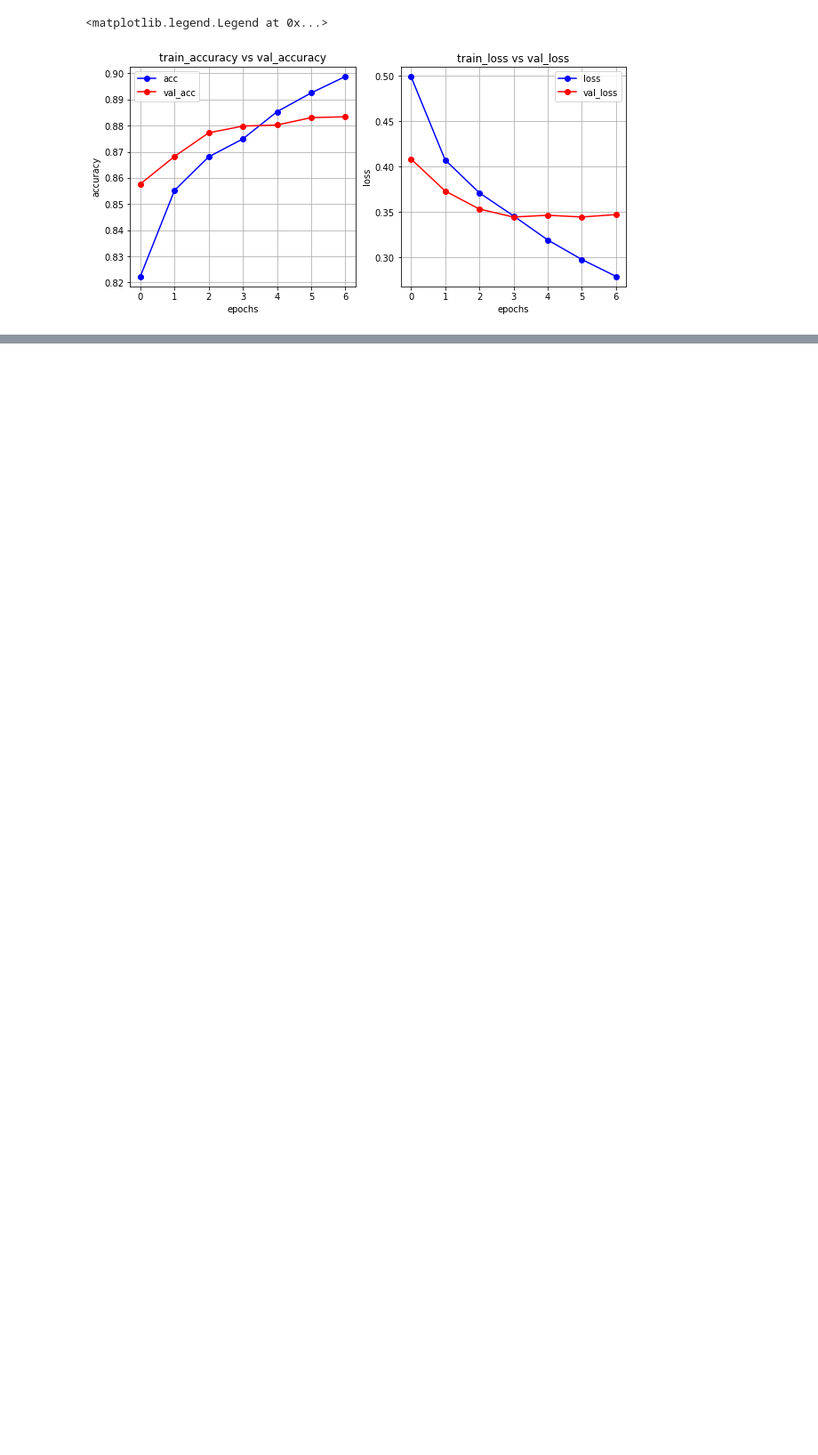
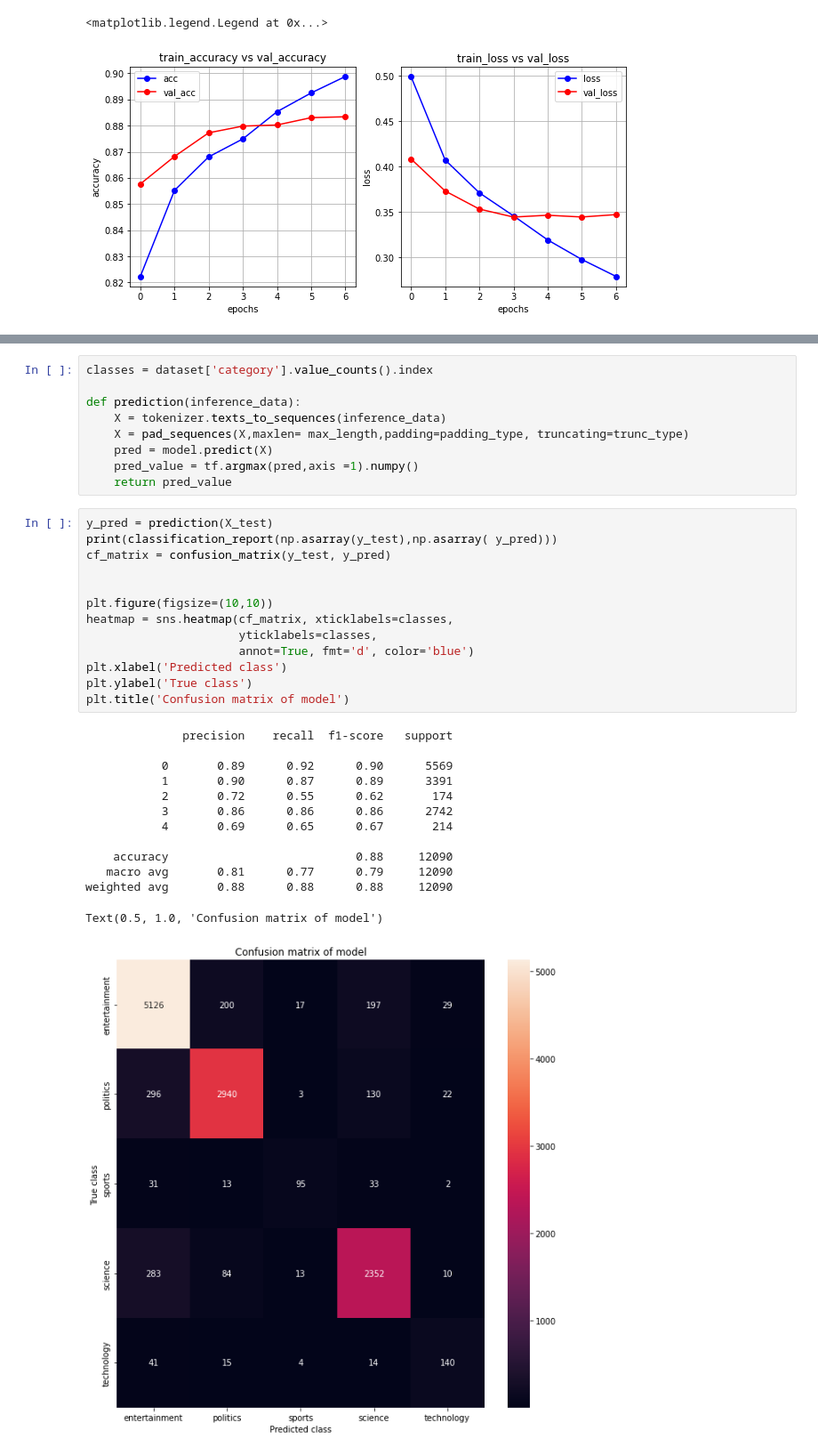
Before and after one commit to FirstLight-A-positive-news-initiative/Models, a Jupyter notebook: NewsClassificationBidirectionalLSTM.ipynb, the cells around one changed output, grey strips where cells are left out. Shown at 89% size. Saved outputs shown, nothing was run; the diff lists cells and outputs as text; blank space fills up the shorter version.

Commit message:
LSTM Bidirectional Visualisation

```diff
--- a/NewsClassificationBidirectionalLSTM.ipynb
+++ b/NewsClassificationBidirectionalLSTM.ipynb
@@ -399,0 +402,36 @@ plt.legend()
+# %%
+classes = dataset['category'].value_counts().index
+
+def prediction(inference_data):
+    X = tokenizer.texts_to_sequences(inference_data)
+    X = pad_sequences(X,maxlen= max_length,padding=padding_type, truncating=trunc_type)
+    pred = model.predict(X)
+    pred_value = tf.argmax(pred,axis =1).numpy()
+    return pred_value
+# %%
+y_pred = prediction(X_test)
+print(classification_report(np.asarray(y_test),np.asarray( y_pred)))
+cf_matrix = confusion_matrix(y_test, y_pred)
+
+
+plt.figure(figsize=(10,10))
+heatmap = sns.heatmap(cf_matrix, xticklabels=classes,
+                      yticklabels=classes,
+                      annot=True, fmt='d', color='blue')
+plt.xlabel('Predicted class')
+plt.ylabel('True class')
+plt.title('Confusion matrix of model')
+# %% [output]
+              precision    recall  f1-score   support
+
+           0       0.89      0.92      0.90      5569
+           1       0.90      0.87      0.89      3391
+           2       0.72      0.55      0.62       174
+           3       0.86      0.86      0.86      2742
+           4       0.69      0.65      0.67       214
+
+    accuracy                           0.88     12090
+   macro avg       0.81      0.77      0.79     12090
+weighted avg       0.88      0.88      0.88     12090
+Text(0.5, 1.0, 'Confusion matrix of model')
+[figure, added]
```
Also changed, not shown: parts of 1 cell of this notebook.
